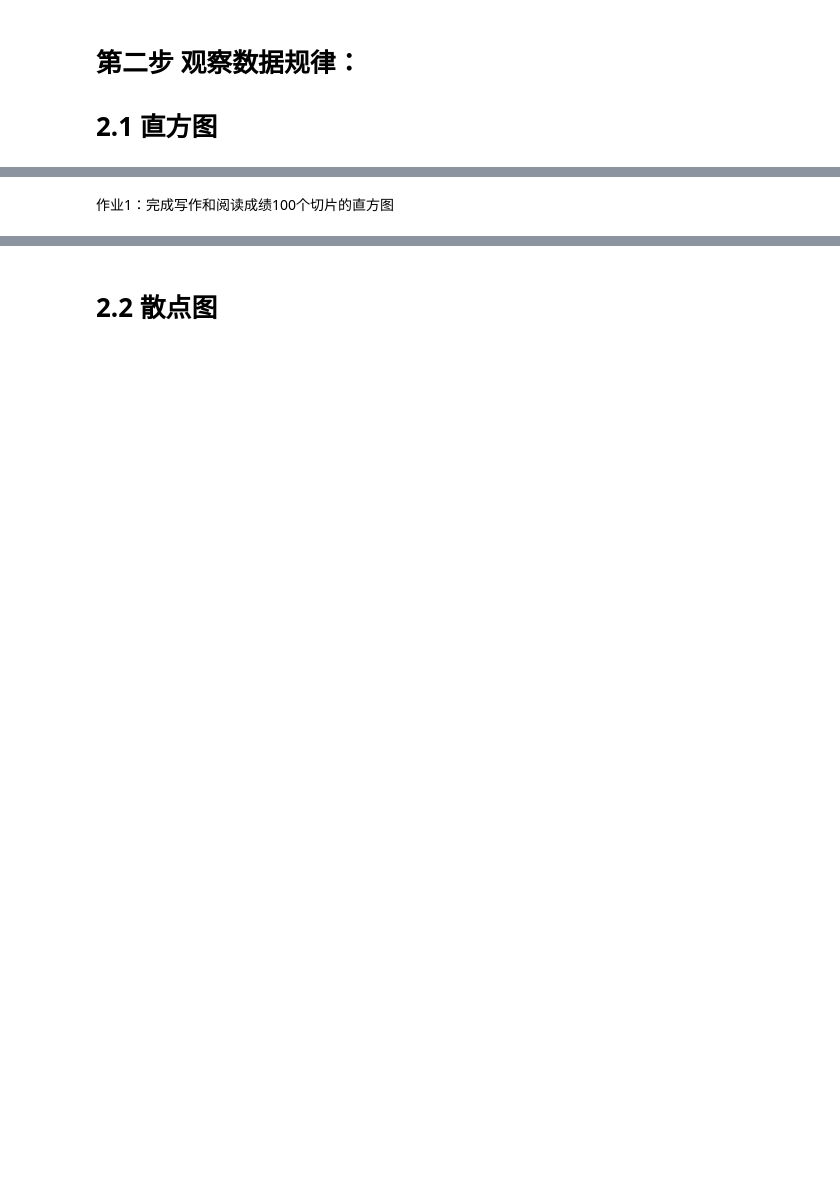
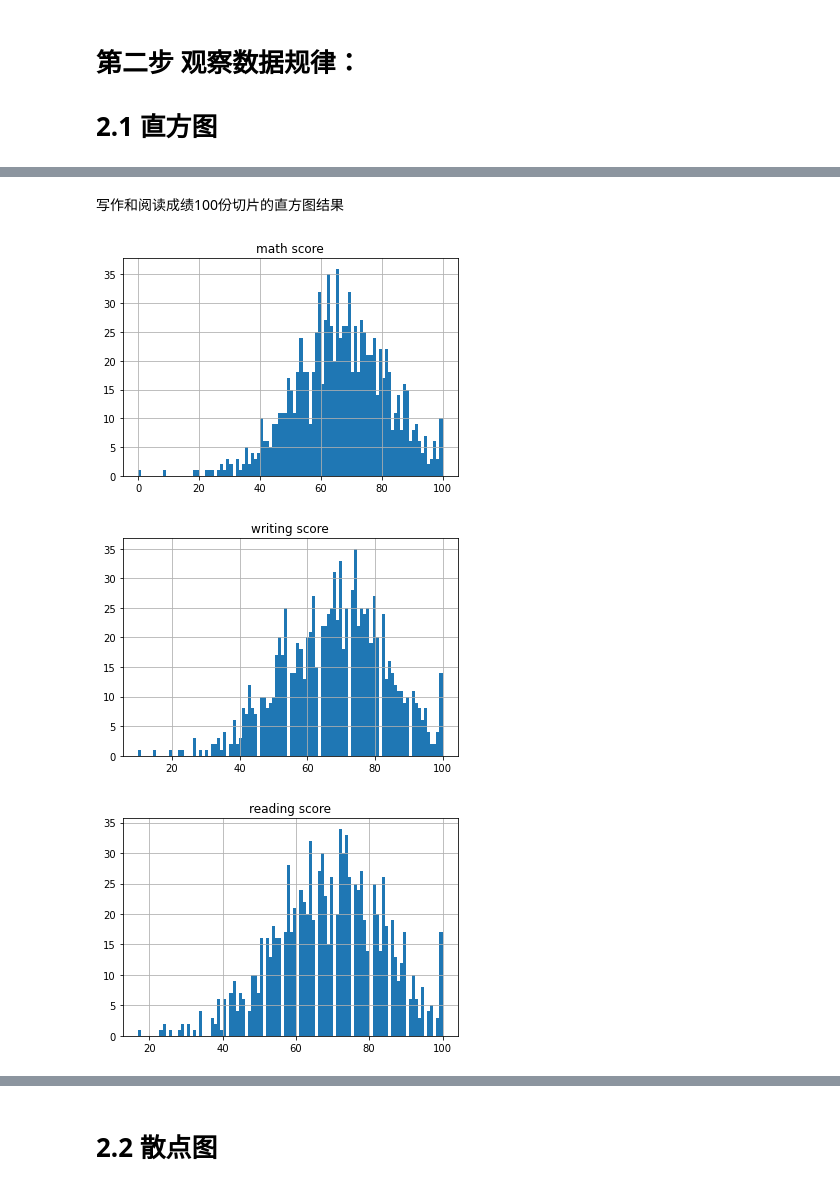
Before and after one commit to LDong-AI/teaching, a Jupyter notebook: PythonPlotExample.ipynb, the cells around one changed output, grey strips where cells are left out. Drawn from its saved outputs; the diff is of its cells as text; code cells hidden in the pictures; blank space fills up the shorter version.

```diff
--- a/PythonPlotExample.ipynb
+++ b/PythonPlotExample.ipynb
@@ -44,2 +97,0 @@ plt.show()
-# %% [markdown]
-作业1：完成写作和阅读成绩100个切片的直方图
@@ -51,3 +98,23 @@ plt.show()
+# %% [markdown]
+写作和阅读成绩100份切片的直方图结果
+# %%
+# bin max value =100 ; 查看所有成绩分布的细节
+# alpha 代表重叠的透明度，如果是 0.9，表示 90% 的颜色为 'b'
+# bins 代表一组数据有多少根柱子，即把数据分成多少份
+
+df['math score'].hist(bins=100)
+plt.title('math score')
+plt.show()
+df['writing score'].hist(bins=100)
+plt.title('writing score')
+plt.show()
+df['reading score'].hist(bins=100)
+plt.title('reading score')
+plt.show()
+# %% [output]
+[figure, added]
+[figure, added]
+[figure, added]
 # %%
 #水平直方图
 df['math score'].plot.hist(orientation='horizontal')
```
Also changed, not shown: parts of 25 cells of this notebook.
